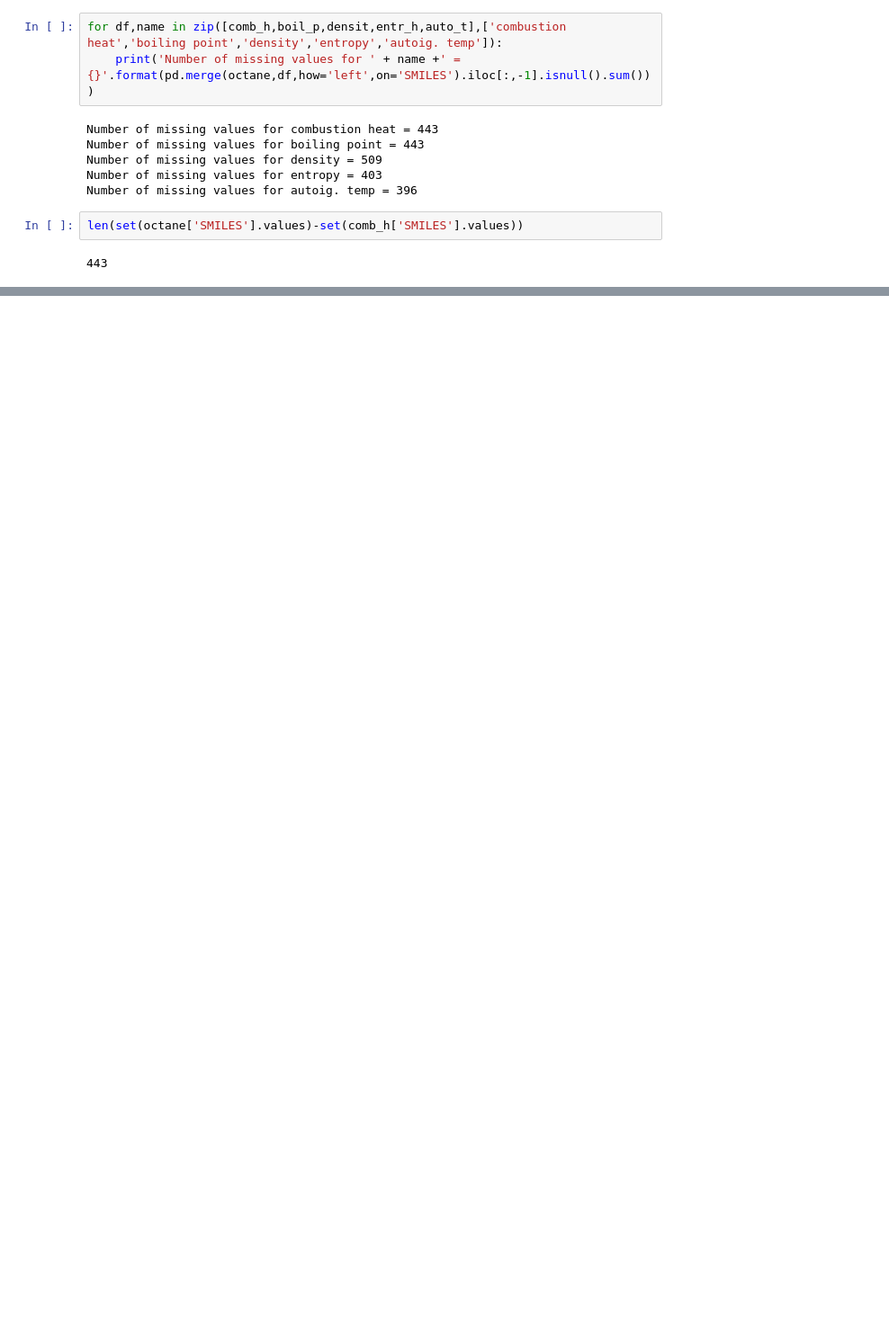
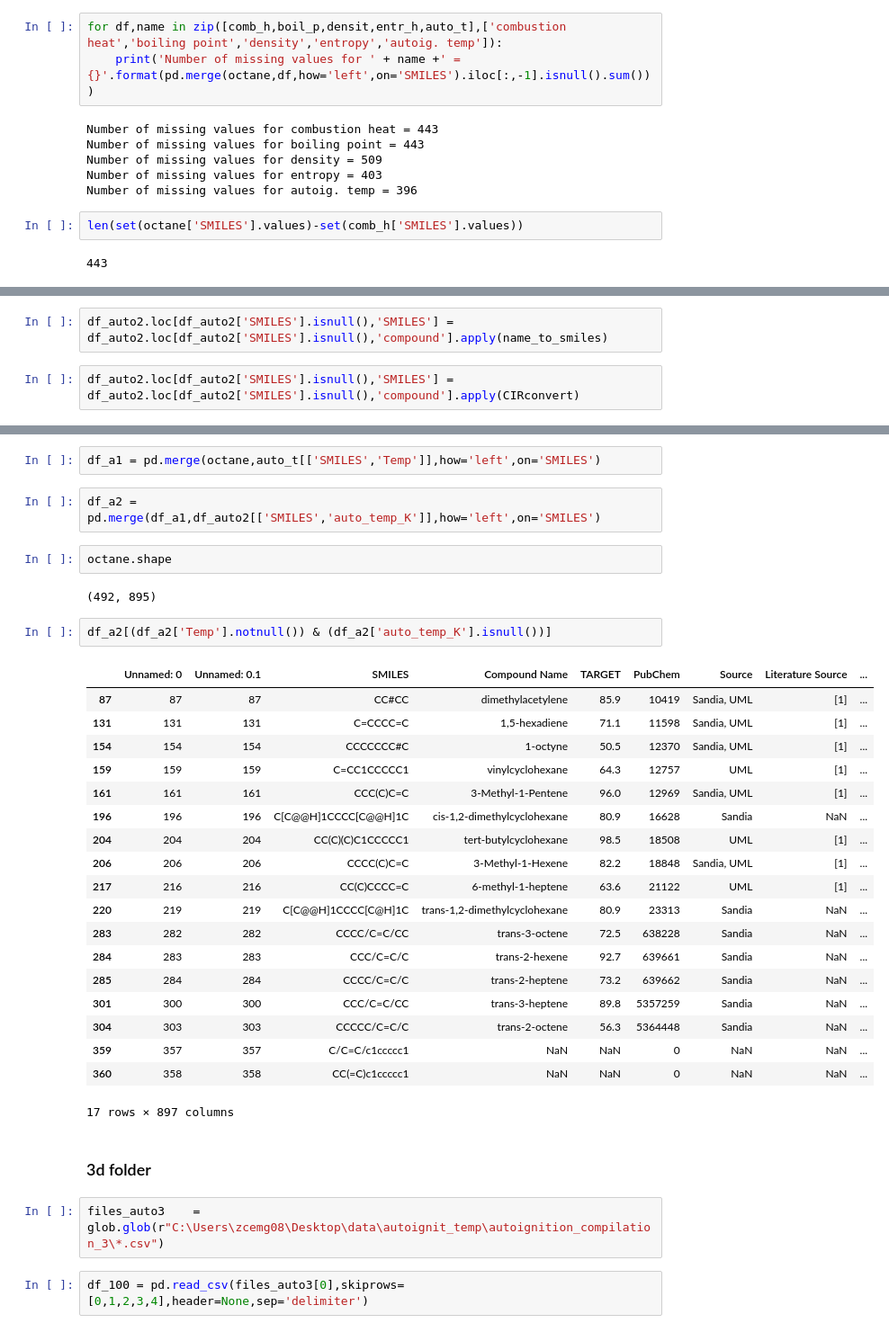
Before and after one commit to SergeyAnufriev/biofuels, a Jupyter notebook: Octane_and_phys_prop.ipynb, the cells around one changed output, grey strips where cells are left out. Shown at 90% size. Cells and saved outputs as stored; diff of their text form; blank space fills up the shorter version.

```diff
--- a/Octane_and_phys_prop.ipynb
+++ b/Octane_and_phys_prop.ipynb
@@ -57,0 +353,4 @@ octane.shape
+# %%
+df_auto2.loc[df_auto2['SMILES'].isnull(),'SMILES'] = df_auto2.loc[df_auto2['SMILES'].isnull(),'compound'].apply(name_to_smiles)
+# %%
+df_auto2.loc[df_auto2['SMILES'].isnull(),'SMILES'] = df_auto2.loc[df_auto2['SMILES'].isnull(),'compound'].apply(CIRconvert)
@@ -57,0 +397,36 @@ octane.shape
+# %%
+df_a1 = pd.merge(octane,auto_t[['SMILES','Temp']],how='left',on='SMILES')
+# %%
+df_a2 = pd.merge(df_a1,df_auto2[['SMILES','auto_temp_K']],how='left',on='SMILES')
+# %%
+octane.shape
+# %% [output]
+(492, 895)
+# %%
+df_a2[(df_a2['Temp'].notnull()) & (df_a2['auto_temp_K'].isnull())]
+# %% [output]
+|  | Unnamed: 0 | Unnamed: 0.1 | SMILES | Compound Name | TARGET | PubChem | Source | Literature Source | ... |
+| 87 | 87 | 87 | CC#CC | dimethylacetylene | 85.9 | 10419 | Sandia, UML | [1] | ... |
+| 131 | 131 | 131 | C=CCCC=C | 1,5-hexadiene | 71.1 | 11598 | Sandia, UML | [1] | ... |
+| 154 | 154 | 154 | CCCCCCC#C | 1-octyne | 50.5 | 12370 | Sandia, UML | [1] | ... |
+| 159 | 159 | 159 | C=CC1CCCCC1 | vinylcyclohexane | 64.3 | 12757 | UML | [1] | ... |
+| 161 | 161 | 161 | CCC(C)C=C | 3-Methyl-1-Pentene | 96.0 | 12969 | Sandia, UML | [1] | ... |
+| 196 | 196 | 196 | C[C@@H]1CCCC[C@@H]1C | cis-1,2-dimethylcyclohexane | 80.9 | 16628 | Sandia | NaN | ... |
+| 204 | 204 | 204 | CC(C)(C)C1CCCCC1 | tert-butylcyclohexane | 98.5 | 18508 | UML | [1] | ... |
+| 206 | 206 | 206 | CCCC(C)C=C | 3-Methyl-1-Hexene | 82.2 | 18848 | Sandia, UML | [1] | ... |
+| 217 | 216 | 216 | CC(C)CCCC=C | 6-methyl-1-heptene | 63.6 | 21122 | UML | [1] | ... |
+| 220 | 219 | 219 | C[C@@H]1CCCC[C@H]1C | trans-1,2-dimethylcyclohexane | 80.9 | 23313 | Sandia | NaN | ... |
+| 283 | 282 | 282 | CCCC/C=C/CC | trans-3-octene | 72.5 | 638228 | Sandia | NaN | ... |
+| 284 | 283 | 283 | CCC/C=C/C | trans-2-hexene | 92.7 | 639661 | Sandia | NaN | ... |
+| 285 | 284 | 284 | CCCC/C=C/C | trans-2-heptene | 73.2 | 639662 | Sandia | NaN | ... |
+| 301 | 300 | 300 | CCC/C=C/CC | trans-3-heptene | 89.8 | 5357259 | Sandia | NaN | ... |
+| 304 | 303 | 303 | CCCCC/C=C/C | trans-2-octene | 56.3 | 5364448 | Sandia | NaN | ... |
+| 359 | 357 | 357 | C/C=C/c1ccccc1 | NaN | NaN | 0 | NaN | NaN | ... |
+| 360 | 358 | 358 | CC(=C)c1ccccc1 | NaN | NaN | 0 | NaN | NaN | ... |
+17 rows × 897 columns
+# %% [markdown]
+### 3d folder
+# %%
+files_auto3    = glob.glob(r"C:\Users\zcemg08\Desktop\data\autoignit_temp\autoignition_compilation_3\*.csv")
+# %%
+df_100 = pd.read_csv(files_auto3[0],skiprows=[0,1,2,3,4],header=None,sep='delimiter')
```
Also changed, not shown: parts of 51 cells of this notebook, 1 other file.
